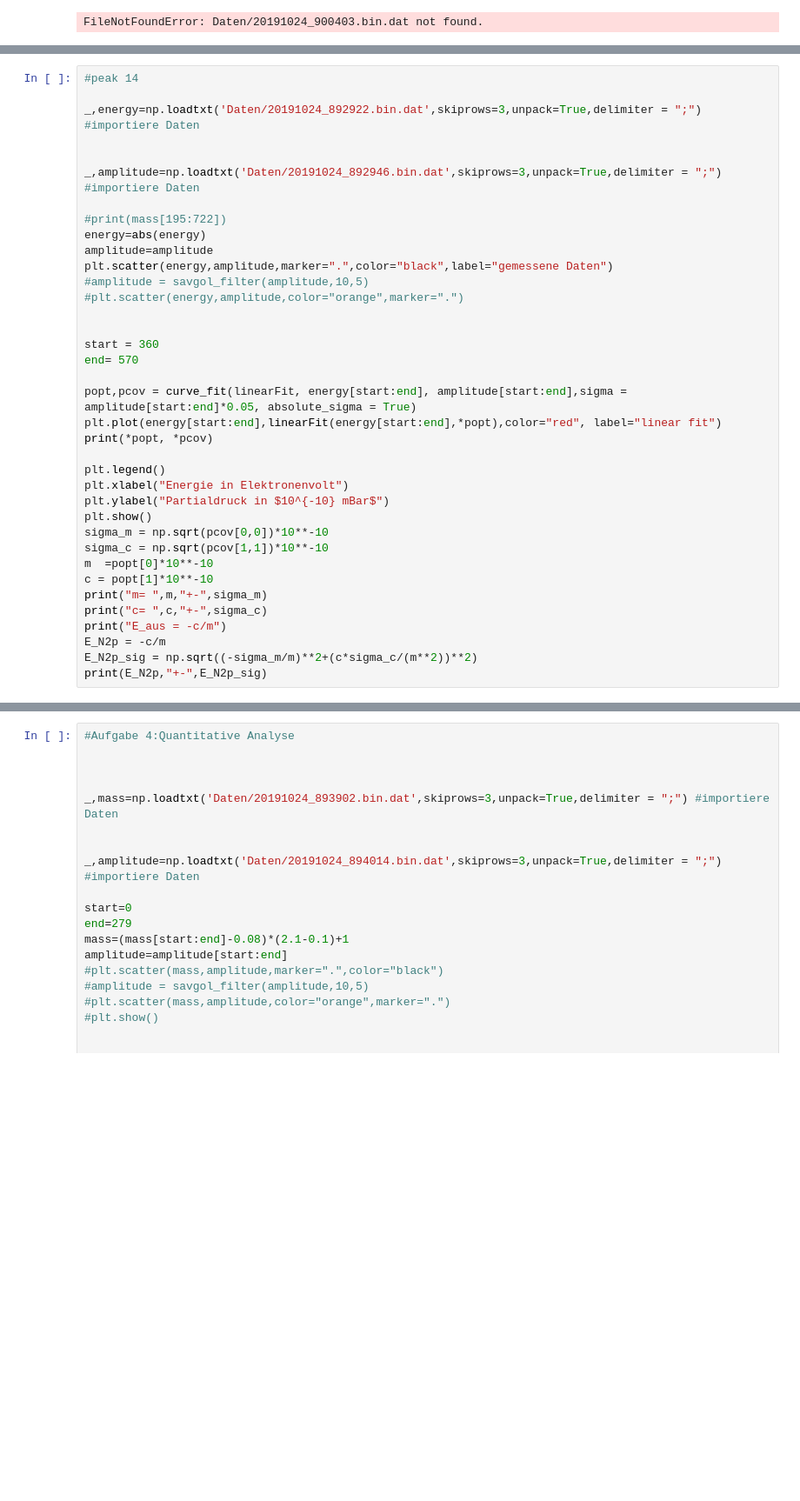
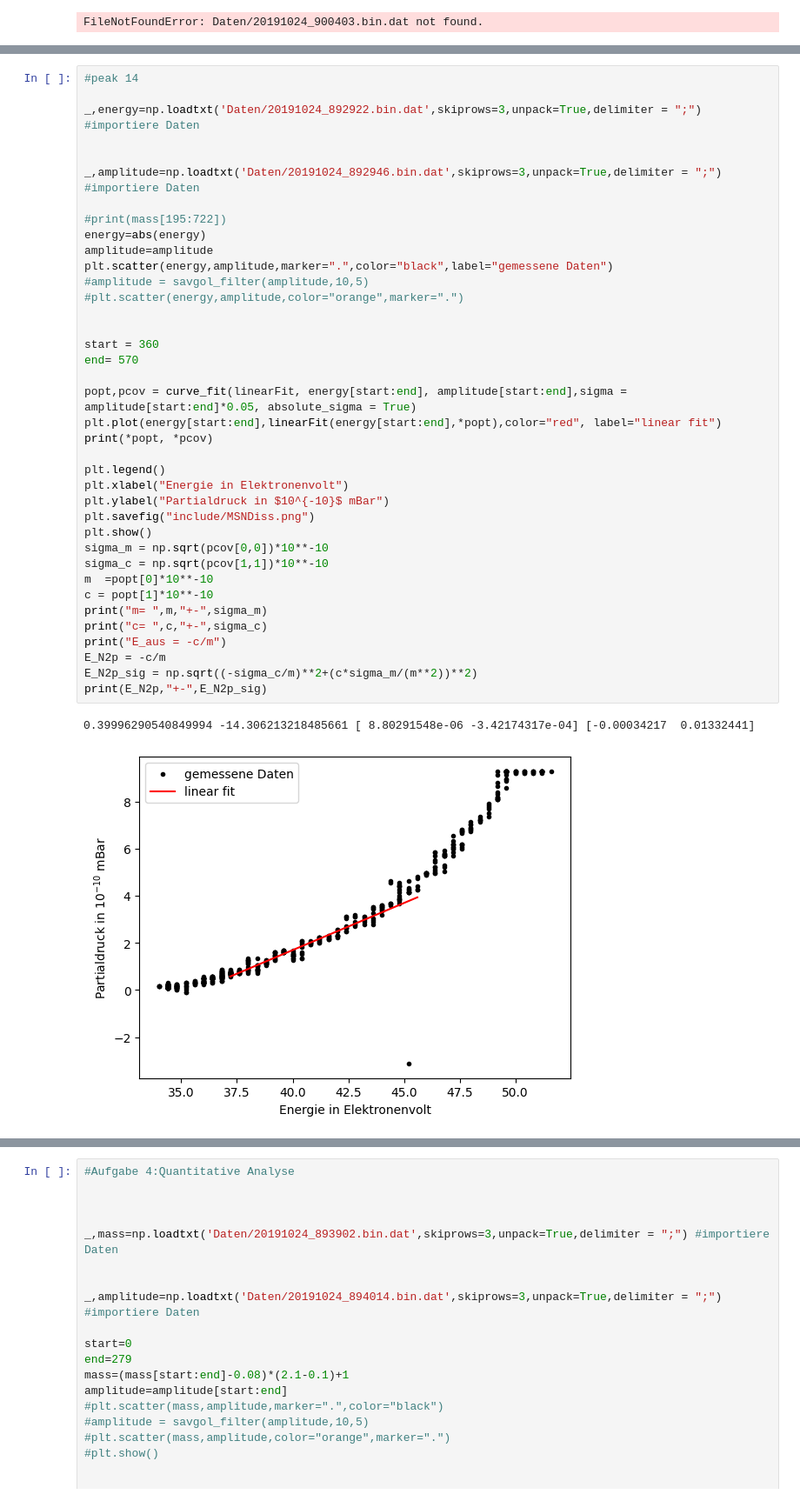
Before and after one commit to thexwon/Praktikum-Moderne-Physik, a Jupyter notebook: Massenspektrometer/Untitled1.ipynb, the cells around one changed output, grey strips where cells are left out. Shown at 87% size. Saved outputs shown, nothing was run; the diff lists cells and outputs as text; blank space fills up the shorter version.

```diff
--- a/Massenspektrometer/Untitled1.ipynb
+++ b/Massenspektrometer/Untitled1.ipynb
@@ -271,32 +280,36 @@ _,energy=np.loadtxt('Daten/20191024_892922.bin.dat',skiprows=3,unpack=True,delim
 
 _,amplitude=np.loadtxt('Daten/20191024_892946.bin.dat',skiprows=3,unpack=True,delimiter = ";") #importiere Daten
 
 #print(mass[195:722])
 energy=abs(energy)
 amplitude=amplitude
 plt.scatter(energy,amplitude,marker=".",color="black",label="gemessene Daten")
 #amplitude = savgol_filter(amplitude,10,5)
 #plt.scatter(energy,amplitude,color="orange",marker=".")
 
 
 start = 360
 end= 570
 
 popt,pcov = curve_fit(linearFit, energy[start:end], amplitude[start:end],sigma = amplitude[start:end]*0.05, absolute_sigma = True)
 plt.plot(energy[start:end],linearFit(energy[start:end],*popt),color="red", label="linear fit")
 print(*popt, *pcov)
 
 plt.legend()
 plt.xlabel("Energie in Elektronenvolt")
-plt.ylabel("Partialdruck in $10^{-10} mBar$")
+plt.ylabel("Partialdruck in $10^{-10}$ mBar")
+plt.savefig("include/MSNDiss.png")
 plt.show()
 sigma_m = np.sqrt(pcov[0,0])*10**-10
 sigma_c = np.sqrt(pcov[1,1])*10**-10
 m  =popt[0]*10**-10
 c = popt[1]*10**-10
 print("m= ",m,"+-",sigma_m)
 print("c= ",c,"+-",sigma_c)
 print("E_aus = -c/m")
 E_N2p = -c/m
-E_N2p_sig = np.sqrt((-sigma_m/m)**2+(c*sigma_c/(m**2))**2)
+E_N2p_sig = np.sqrt((-sigma_c/m)**2+(c*sigma_m/(m**2))**2)
 print(E_N2p,"+-",E_N2p_sig)
+# %% [output]
+0.39996290540849994 -14.306213218485661 [ 8.80291548e-06 -3.42174317e-04] [-0.00034217  0.01332441]
+[figure, added]
```
Also changed, not shown: parts of 4 cells of this notebook.
